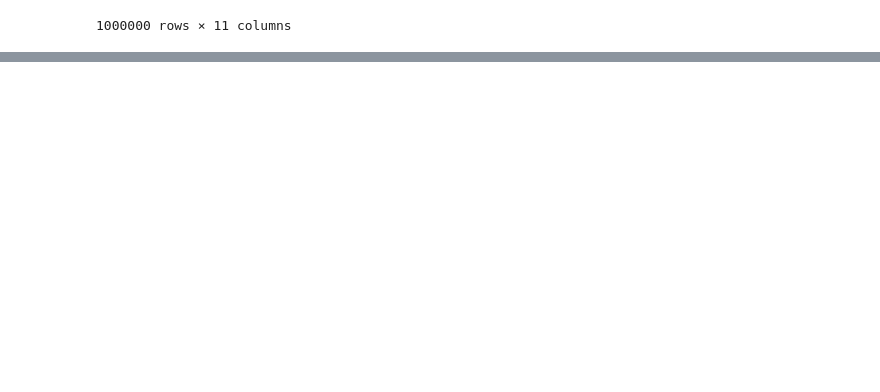
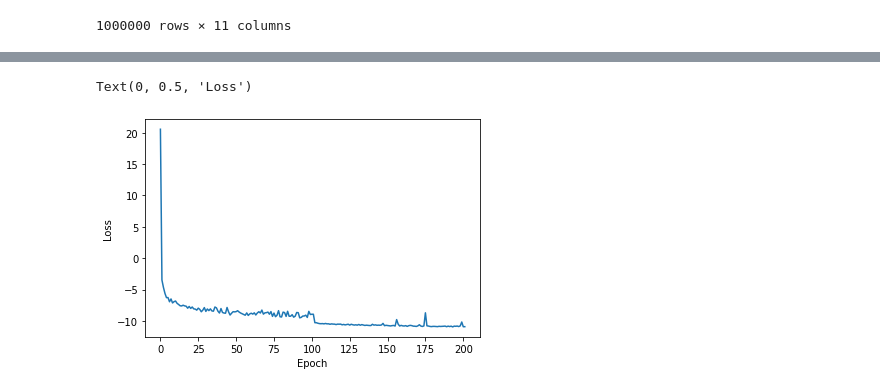
Before and after one commit to jfcrenshaw/pzflow-paper-2021, a Jupyter notebook: forward-modeling/main-flow.ipynb, the cells around one changed output, grey strips where cells are left out. Saved outputs shown, nothing was run; the diff lists cells and outputs as text; code cells hidden in the pictures; blank space fills up the shorter version.

Commit message:
Trained the main flow.

```diff
--- a/forward-modeling/main-flow.ipynb
+++ b/forward-modeling/main-flow.ipynb
@@ -3,3 +8,8 @@ import pandas as pd
+# %%
+# plotting style
+plt.style.use('../paper.mplstyle')
+twocol = 7.1014
+onecol = 3.35
 # %%
 data = pd.read_pickle("../data/dc2.pkl")
 data
@@ -17,3 +27,11 @@ data
 | 999998 | 1.556581 | 25.935816 | 25.960798 | 26.087328 | 25.866976 | 25.731079 | 25.296770 | 63.362970 | -42.674246 | 0.266826 | ... |
 | 999999 | 1.450120 | 24.580173 | 24.322342 | 24.279768 | 23.931414 | 23.693710 | 22.978065 | 66.424246 | -42.049896 | 0.215415 | ... |
 1000000 rows × 11 columns
+# %%
+flow = Flow(["redshift"] + list("ugrizy"))
+# %%
+opt = optax.adam(1e-3)
+losses = flow.train(data, optimizer=opt, seed=0, verbose=True)
+
+opt = optax.adam(1e-4)
+losses += flow.train(data, optimizer=opt, seed=1, verbose=True)
@@ -19,0 +56,7 @@ data
+# %%
+plt.plot(losses)
+plt.xlabel("Epoch")
+plt.ylabel("Loss")
+# %% [output]
+Text(0, 0.5, 'Loss')
+[figure, added]
```
Also changed, not shown: parts of 10 cells of this notebook, 1 other file.
